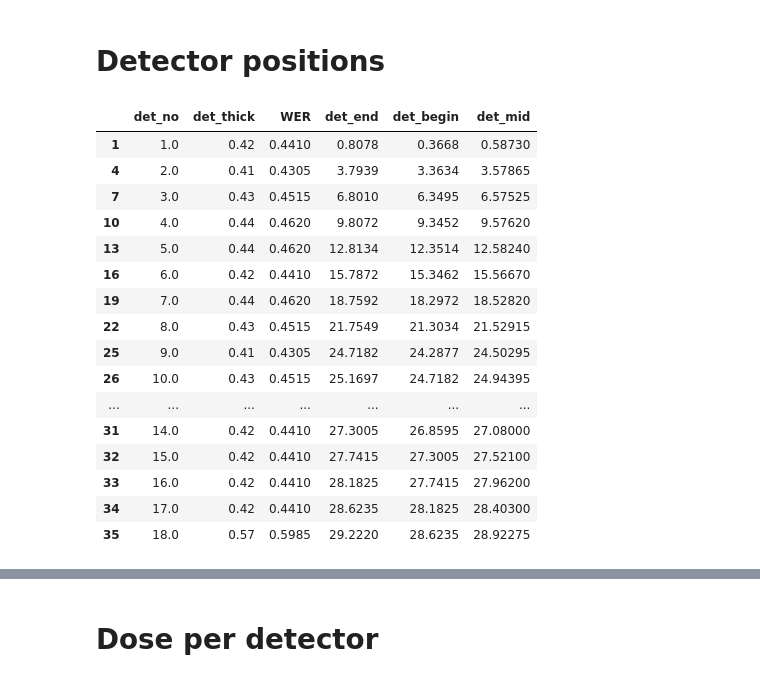
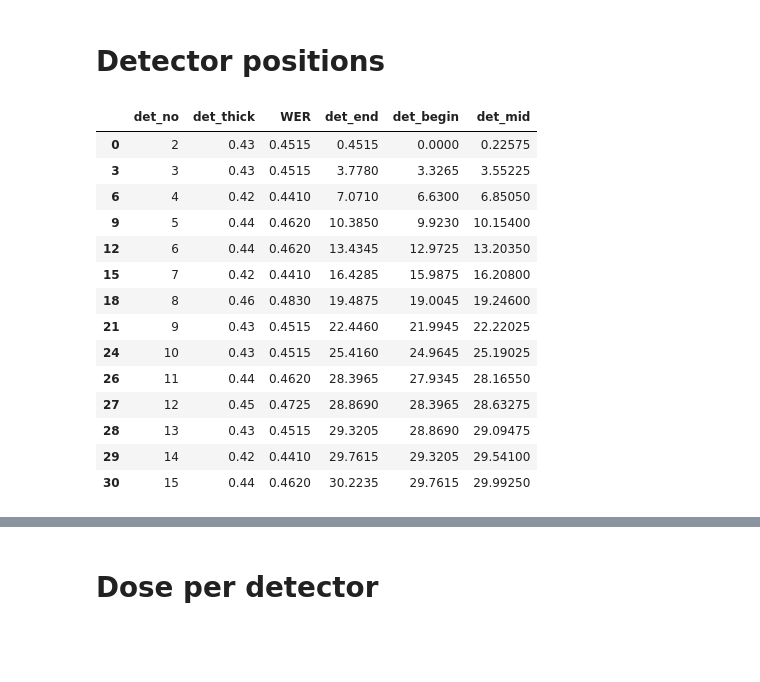
Before and after one commit to grzanka/osl_mb_foils, a Jupyter notebook: notebooks/playground/0.5-lg-1d-efficiency_10mm.ipynb, the cells around one changed output, grey strips where cells are left out. Saved outputs shown, nothing was run; the diff lists cells and outputs as text; code cells hidden in the pictures; blank space fills up the shorter version.

```diff
--- a/notebooks/playground/0.5-lg-1d-efficiency_10mm.ipynb
+++ b/notebooks/playground/0.5-lg-1d-efficiency_10mm.ipynb
@@ -103,38 +103,37 @@ ax_up.set_ylabel("Relative dose [a.u.]");
 # Detector positions
 # %%
 # xls_path = project_dir / 'data' / 'raw' / 'foils_phantom.xlsx'
-xls_path = Path('C:\\Users\\Legion\\OneDrive - ifj.edu.pl\\Projects\\MB_foils\\2024-04-22\\fantom.xlsx')
+xls_path = Path('C:\\Users\\Legion\\OneDrive - ifj.edu.pl\\Projects\\MB_foils\\2024-05-28_PB_silicon_20Gy\\Pozycje_det.xlsx')
 df_pos = pd.read_excel(xls_path,
-sheet_name='PB_MBO',
-skiprows=5,
-nrows=36,
-usecols="A,C:E",
-names=["det_no", "name", "det_thick", "WER"])
+    skiprows=6,
+    nrows=31,
+    usecols="A,C,D,E",
+    names=["det_no", "name", "det_thick", "WER"]
+    )
 # add new column det_start which is sum of WER for all indexes lower than current
 df_pos['det_end'] = df_pos.WER.cumsum()
 df_pos['det_begin'] = df_pos.det_end - df_pos.WER
 df_pos = df_pos[df_pos.name == 'folia MBO']
 df_pos.drop("name", axis=1, inplace=True)
 df_pos['det_mid'] = (df_pos.det_begin + df_pos.det_end) / 2
+df_pos.det_no = df_pos.det_no.astype(int)
 df_pos
 # %% [output]
 |  | det_no | det_thick | WER | det_end | det_begin | det_mid |
-| 1 | 1.0 | 0.42 | 0.4410 | 0.8078 | 0.3668 | 0.58730 |
-| 4 | 2.0 | 0.41 | 0.4305 | 3.7939 | 3.3634 | 3.57865 |
-| 7 | 3.0 | 0.43 | 0.4515 | 6.8010 | 6.3495 | 6.57525 |
-| 10 | 4.0 | 0.44 | 0.4620 | 9.8072 | 9.3452 | 9.57620 |
-| 13 | 5.0 | 0.44 | 0.4620 | 12.8134 | 12.3514 | 12.58240 |
-| 16 | 6.0 | 0.42 | 0.4410 | 15.7872 | 15.3462 | 15.56670 |
-| 19 | 7.0 | 0.44 | 0.4620 | 18.7592 | 18.2972 | 18.52820 |
-| 22 | 8.0 | 0.43 | 0.4515 | 21.7549 | 21.3034 | 21.52915 |
-| 25 | 9.0 | 0.41 | 0.4305 | 24.7182 | 24.2877 | 24.50295 |
-| 26 | 10.0 | 0.43 | 0.4515 | 25.1697 | 24.7182 | 24.94395 |
-| ... | ... | ... | ... | ... | ... | ... |
-| 31 | 14.0 | 0.42 | 0.4410 | 27.3005 | 26.8595 | 27.08000 |
-| 32 | 15.0 | 0.42 | 0.4410 | 27.7415 | 27.3005 | 27.52100 |
-| 33 | 16.0 | 0.42 | 0.4410 | 28.1825 | 27.7415 | 27.96200 |
-| 34 | 17.0 | 0.42 | 0.4410 | 28.6235 | 28.1825 | 28.40300 |
-| 35 | 18.0 | 0.57 | 0.5985 | 29.2220 | 28.6235 | 28.92275 |
+| 0 | 2 | 0.43 | 0.4515 | 0.4515 | 0.0000 | 0.22575 |
+| 3 | 3 | 0.43 | 0.4515 | 3.7780 | 3.3265 | 3.55225 |
+| 6 | 4 | 0.42 | 0.4410 | 7.0710 | 6.6300 | 6.85050 |
+| 9 | 5 | 0.44 | 0.4620 | 10.3850 | 9.9230 | 10.15400 |
+| 12 | 6 | 0.44 | 0.4620 | 13.4345 | 12.9725 | 13.20350 |
+| 15 | 7 | 0.42 | 0.4410 | 16.4285 | 15.9875 | 16.20800 |
+| 18 | 8 | 0.46 | 0.4830 | 19.4875 | 19.0045 | 19.24600 |
+| 21 | 9 | 0.43 | 0.4515 | 22.4460 | 21.9945 | 22.22025 |
+| 24 | 10 | 0.43 | 0.4515 | 25.4160 | 24.9645 | 25.19025 |
+| 26 | 11 | 0.44 | 0.4620 | 28.3965 | 27.9345 | 28.16550 |
+| 27 | 12 | 0.45 | 0.4725 | 28.8690 | 28.3965 | 28.63275 |
+| 28 | 13 | 0.43 | 0.4515 | 29.3205 | 28.8690 | 29.09475 |
+| 29 | 14 | 0.42 | 0.4410 | 29.7615 | 29.3205 | 29.54100 |
+| 30 | 15 | 0.44 | 0.4620 | 30.2235 | 29.7615 | 29.99250 |
 # %%
 # join df_reset with df_pos on det_no
 df_reset_pos = df2_reset.join(df_pos.set_index('det_no'), on='det_no')
```
Also changed, not shown: parts of 19 cells of this notebook.
